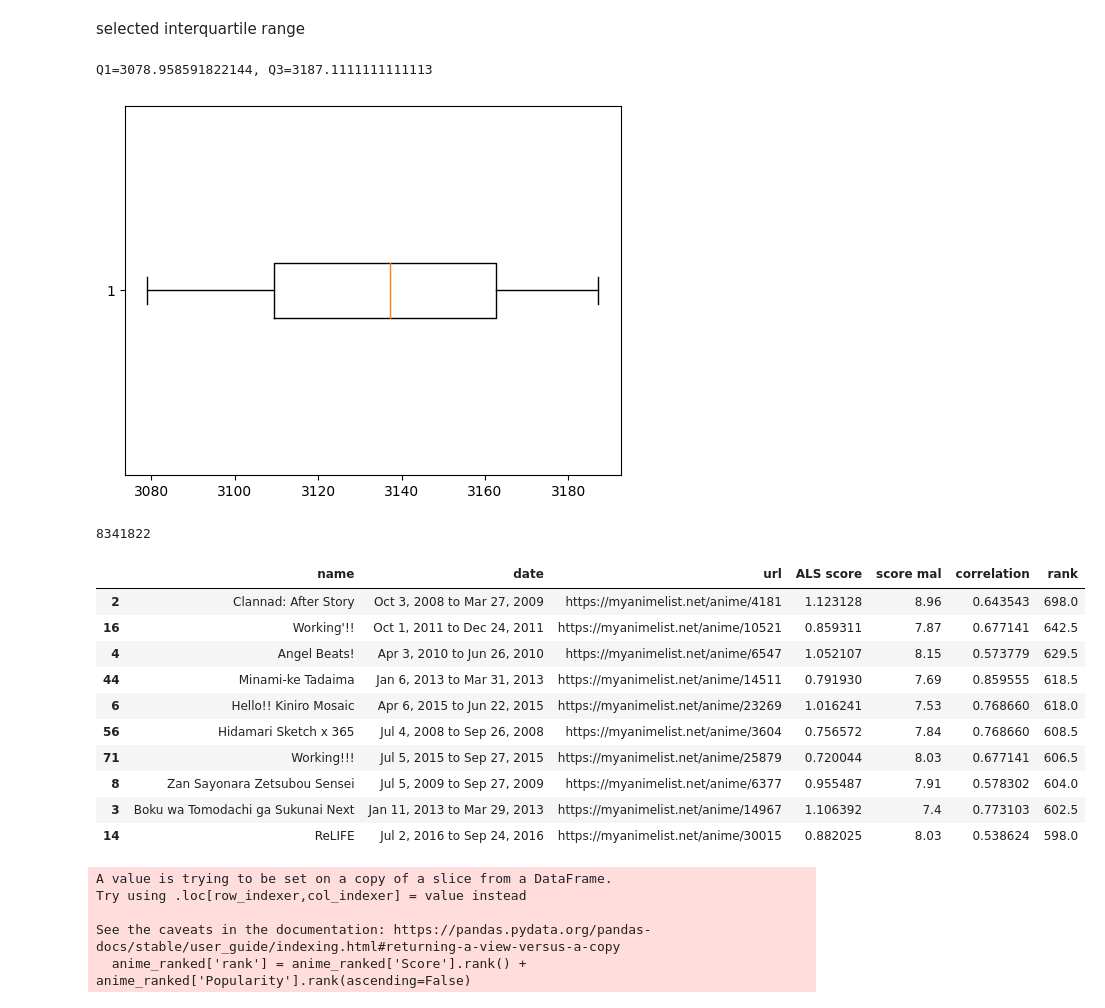
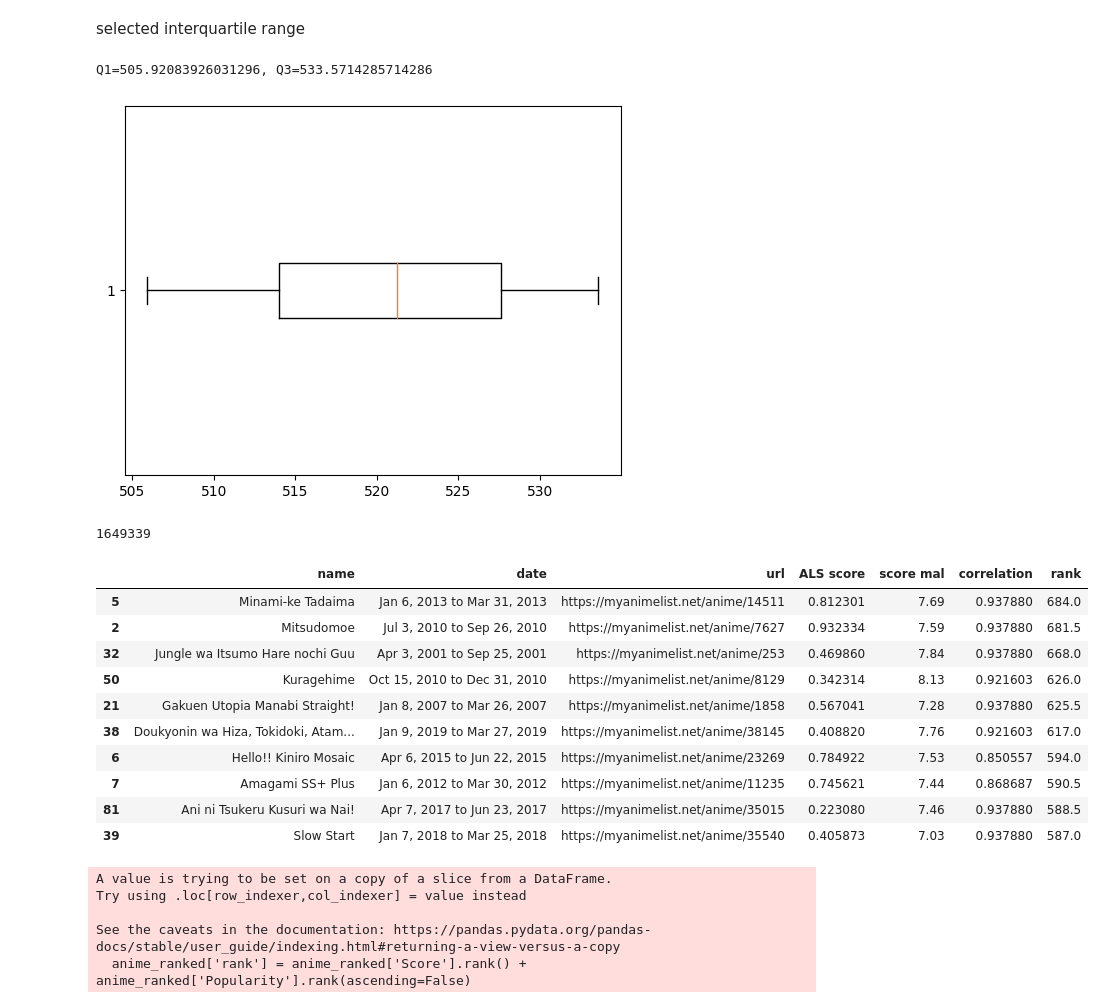
Before and after one commit to ksn38/mal-recommender, a Jupyter notebook: mal-recommender.ipynb, the cells around one changed output. Drawn from its saved outputs; the diff is of its cells as text; code cells hidden in the pictures.

```diff
--- a/mal-recommender.ipynb
+++ b/mal-recommender.ipynb
@@ -15,3 +9,10 @@ quartile3 = 0.5
+# %%
+selected_genres = ['Comedy', 'Slice of Life'] # or [''] to select all genres
+types_anime = ['TV', 'Movie']
+min_year = 1930
+max_year = 9999
+quartile1 = 0.3 # In case of a "Memory error", increase
+quartile3 = 0.6 # In case of a "Memory error", reduce
 # %%
 data = pd.read_csv('data/rating_complete.csv')
 print(len(data))
@@ -95,8 +96,12 @@ len(data_train)
 # %%
-if genre in df_genres.columns:
-    selected_genres = list(df_genres.loc[df_genres[genre] == 1].index)
-
-    data_train = data_train.loc[data_train['anime_id'].isin(selected_genres)]
-    my_animelist = my_animelist.loc[my_animelist['anime_id'].isin(selected_genres)]
-    anime3 = anime3.loc[anime3['anime_id'].isin(selected_genres)]
+if selected_genres[0] != '':
+    my_genres = []
+    for i in selected_genres:
+        my_genres.extend(list(df_genres.loc[df_genres[i] == 1].index))
+    counter_genres = Counter(my_genres)
+    max_val = max(counter_genres.values())
+    my_genres = list(filter(lambda x:  counter_genres[x] == max_val, counter_genres.keys()))
+    data_train = data_train.loc[data_train['anime_id'].isin(my_genres)]
+    my_animelist = my_animelist.loc[my_animelist['anime_id'].isin(my_genres)]
+    anime3 = anime3.loc[anime3['anime_id'].isin(my_genres)]
     print(len(data_train))
@@ -103,6 +110,8 @@ if genre in df_genres.columns:
 # %%
-if type_anime != '':
-    my_type = anime.loc[anime['Type'] == type_anime]['anime_id'].values.tolist()
-    anime3 = anime3.loc[anime3['anime_id'].isin(list(my_type))]
-    data_train = data_train.loc[data_train['anime_id'].isin(my_type)]
-    len(data_train)
+if types_anime[0] != '':
+    my_types = []
+    for i in types_anime:
+        my_types.extend(anime.loc[anime['Type'] == i]['anime_id'].values.tolist())
+    anime3 = anime3.loc[anime3['anime_id'].isin(my_types)]
+    data_train = data_train.loc[data_train['anime_id'].isin(my_types)]
+    print(len(data_train))
@@ -162,15 +173,15 @@ user_list = user_rating_iqr['user_id'].tolist()
 plt.boxplot(user_rating_iqr['rating_rank'], vert=False)
 plt.show()
 # %% [output]
-Q1=3078.958591822144, Q3=3187.1111111111113
+Q1=505.92083926031296, Q3=533.5714285714286
-[figure, old version]
+[figure, new version]
 # %%
 data_train = data_train.loc[data_train['user_id'].isin(user_list)]
 # data_train.drop('rating_rank', axis=1, inplace=True)
 data_train = pd.concat([data_train, my_animelist], ignore_index=True)
 len(data_train)
 # %% [output]
-8341822
+1649339
 # %%
 import implicit
 from scipy.sparse import csr_matrix
@@ -238,18 +249,18 @@ def rec_final(rec):
         df = df.sort_values('rank', ascending=False)
     return df
 # %%
-rec_final(anime_id).to_html(f'{genre} {type_anime} ALS recommendations {min_year} - {max_year}.html', encoding='utf-8', index=False, render_links=True)
+rec_final(anime_id).to_html(f'{str(selected_genres)[1:-2]} {str(types_anime)[1:-2]} ALS recommendations {min_year} - {max_year}.html', encoding='utf-8', index=False, render_links=True)
 rec_final(anime_id)[:10]
 # %% [output]
 |  | name | date | url | ALS score | score mal | correlation | rank |
-| 2 | Clannad: After Story | Oct 3, 2008 to Mar 27, 2009 | https://myanimelist.net/anime/4181 | 1.123128 | 8.96 | 0.643543 | 698.0 |
-| 16 | Working'!! | Oct 1, 2011 to Dec 24, 2011 | https://myanimelist.net/anime/10521 | 0.859311 | 7.87 | 0.677141 | 642.5 |
-| 4 | Angel Beats! | Apr 3, 2010 to Jun 26, 2010 | https://myanimelist.net/anime/6547 | 1.052107 | 8.15 | 0.573779 | 629.5 |
-| 44 | Minami-ke Tadaima | Jan 6, 2013 to Mar 31, 2013 | https://myanimelist.net/anime/14511 | 0.791930 | 7.69 | 0.859555 | 618.5 |
-| 6 | Hello!! Kiniro Mosaic | Apr 6, 2015 to Jun 22, 2015 | https://myanimelist.net/anime/23269 | 1.016241 | 7.53 | 0.768660 | 618.0 |
-| 56 | Hidamari Sketch x 365 | Jul 4, 2008 to Sep 26, 2008 | https://myanimelist.net/anime/3604 | 0.756572 | 7.84 | 0.768660 | 608.5 |
-| 71 | Working!!! | Jul 5, 2015 to Sep 27, 2015 | https://myanimelist.net/anime/25879 | 0.720044 | 8.03 | 0.677141 | 606.5 |
-| 8 | Zan Sayonara Zetsubou Sensei | Jul 5, 2009 to Sep 27, 2009 | https://myanimelist.net/anime/6377 | 0.955487 | 7.91 | 0.578302 | 604.0 |
-| 3 | Boku wa Tomodachi ga Sukunai Next | Jan 11, 2013 to Mar 29, 2013 | https://myanimelist.net/anime/14967 | 1.106392 | 7.4 | 0.773103 | 602.5 |
-| 14 | ReLIFE | Jul 2, 2016 to Sep 24, 2016 | https://myanimelist.net/anime/30015 | 0.882025 | 8.03 | 0.538624 | 598.0 |
+| 5 | Minami-ke Tadaima | Jan 6, 2013 to Mar 31, 2013 | https://myanimelist.net/anime/14511 | 0.812301 | 7.69 | 0.937880 | 684.0 |
+| 2 | Mitsudomoe | Jul 3, 2010 to Sep 26, 2010 | https://myanimelist.net/anime/7627 | 0.932334 | 7.59 | 0.937880 | 681.5 |
+| 32 | Jungle wa Itsumo Hare nochi Guu | Apr 3, 2001 to Sep 25, 2001 | https://myanimelist.net/anime/253 | 0.469860 | 7.84 | 0.937880 | 668.0 |
+| 50 | Kuragehime | Oct 15, 2010 to Dec 31, 2010 | https://myanimelist.net/anime/8129 | 0.342314 | 8.13 | 0.921603 | 626.0 |
+| 21 | Gakuen Utopia Manabi Straight! | Jan 8, 2007 to Mar 26, 2007 | https://myanimelist.net/anime/1858 | 0.567041 | 7.28 | 0.937880 | 625.5 |
+| 38 | Doukyonin wa Hiza, Tokidoki, Atam... | Jan 9, 2019 to Mar 27, 2019 | https://myanimelist.net/anime/38145 | 0.408820 | 7.76 | 0.921603 | 617.0 |
+| 6 | Hello!! Kiniro Mosaic | Apr 6, 2015 to Jun 22, 2015 | https://myanimelist.net/anime/23269 | 0.784922 | 7.53 | 0.850557 | 594.0 |
+| 7 | Amagami SS+ Plus | Jan 6, 2012 to Mar 30, 2012 | https://myanimelist.net/anime/11235 | 0.745621 | 7.44 | 0.868687 | 590.5 |
+| 81 | Ani ni Tsukeru Kusuri wa Nai! | Apr 7, 2017 to Jun 23, 2017 | https://myanimelist.net/anime/35015 | 0.223080 | 7.46 | 0.937880 | 588.5 |
+| 39 | Slow Start | Jan 7, 2018 to Mar 25, 2018 | https://myanimelist.net/anime/35540 | 0.405873 | 7.03 | 0.937880 | 587.0 |
 # %%
```
Also changed, not shown: parts of 13 cells of this notebook.
